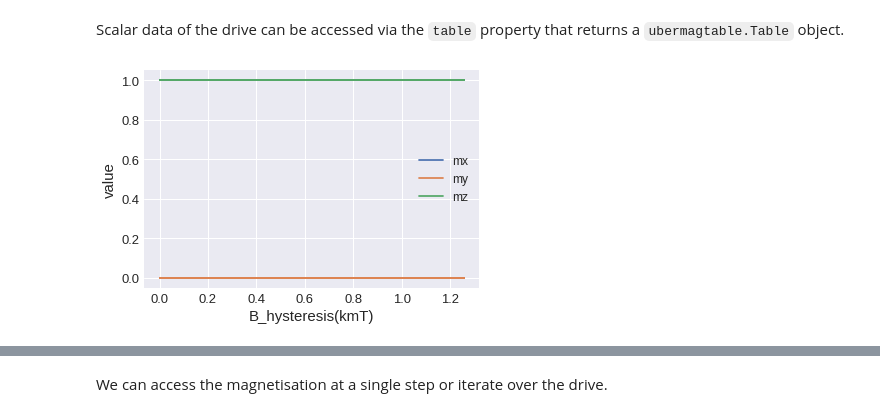
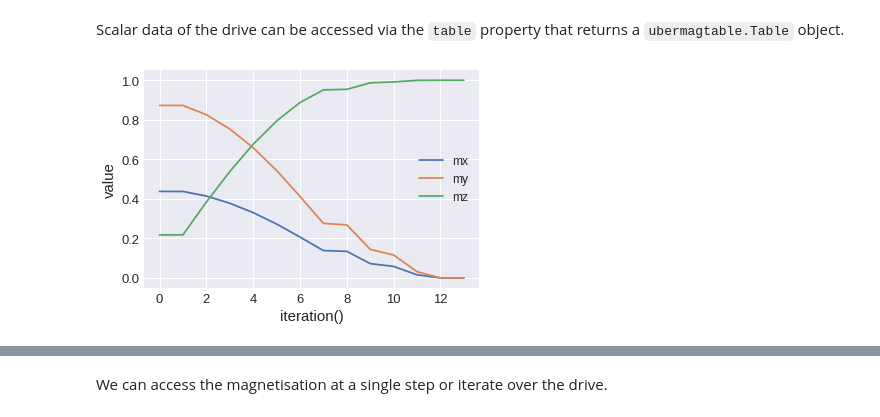
Before and after one commit to ubermag/micromagneticdata, a Jupyter notebook: docs/documentation.ipynb, the cells around one changed output, grey strips where cells are left out. Saved outputs shown, nothing was run; the diff lists cells and outputs as text; code cells hidden in the pictures.

```diff
--- a/docs/documentation.ipynb
+++ b/docs/documentation.ipynb
@@ -100,9 +94,9 @@ Field(Mesh(Region(p1=(0.0, 0.0, 0.0), p2=(1e-07, 5e-08, 2e-08)), n=(20, 10, 4),
 # %% [markdown]
 Scalar data of the drive can be accessed via the `table` property that returns a `ubermagtable.Table` object.
 # %%
-drive.table.mpl(x="B_hysteresis", y=["mx", "my", "mz"])
+drive.table.mpl(y=["mx", "my", "mz"])
 # %% [output]
-[figure, old version]
+[figure, new version]
 # %%
 drive.n
 # %% [output]
```
Also changed, not shown: parts of 21 cells of this notebook.
